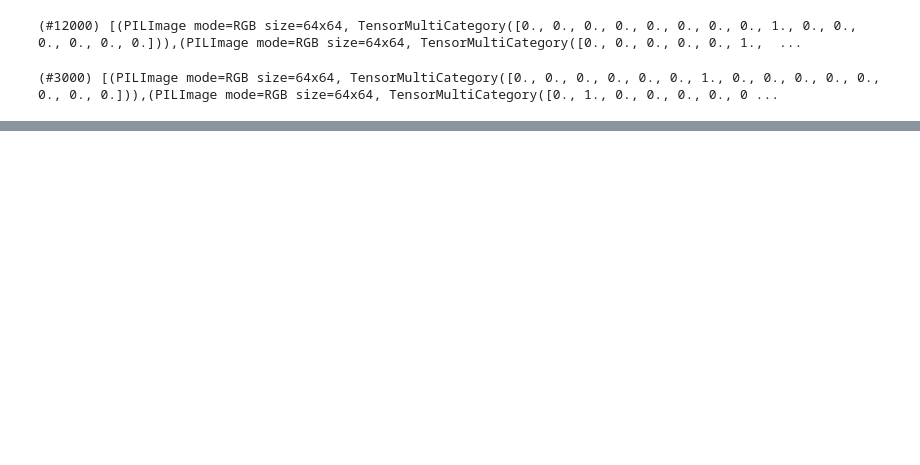
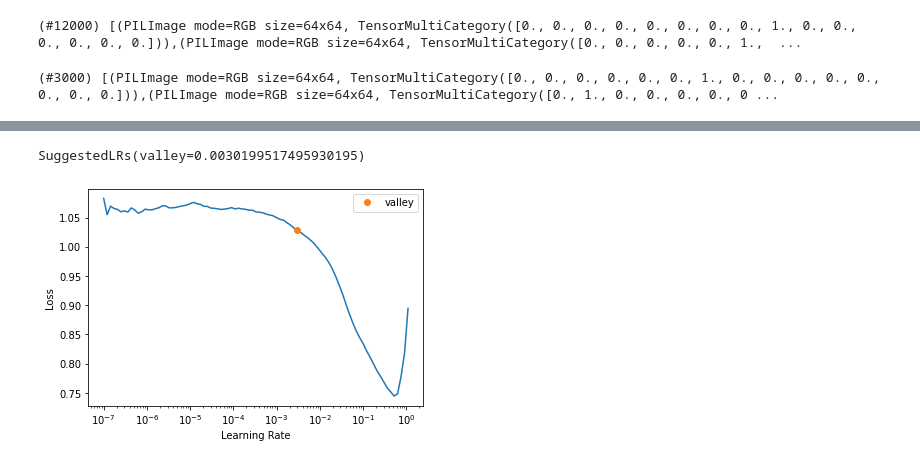
Before and after one commit to Aravinda89/Image-Classificatio-from-Scratch, a Jupyter notebook: CH_MNIST.ipynb, the cells around one changed output, grey strips where cells are left out. Saved outputs shown, nothing was run; the diff lists cells and outputs as text; code cells hidden in the pictures; blank space fills up the shorter version.

```diff
--- a/CH_MNIST.ipynb
+++ b/CH_MNIST.ipynb
@@ -128,0 +153,2 @@ learn = cnn_learner(dls, resnet34, loss_func=CrossEntropyLossFlat(), metrics=[er
+# %%
+learn = cnn_learner(dls, resnet18, metrics=partial(accuracy_multi,thresh=0.5))
@@ -128,0 +178,3 @@ learn = cnn_learner(dls, resnet34, loss_func=CrossEntropyLossFlat(), metrics=[er
+# %%
+learn.lr_find()
+# %% [output]
@@ -128,0 +182,2 @@ learn = cnn_learner(dls, resnet34, loss_func=CrossEntropyLossFlat(), metrics=[er
+SuggestedLRs(valley=0.0030199517495930195)
+[figure, added]
```
Also changed, not shown: parts of 14 cells of this notebook.
